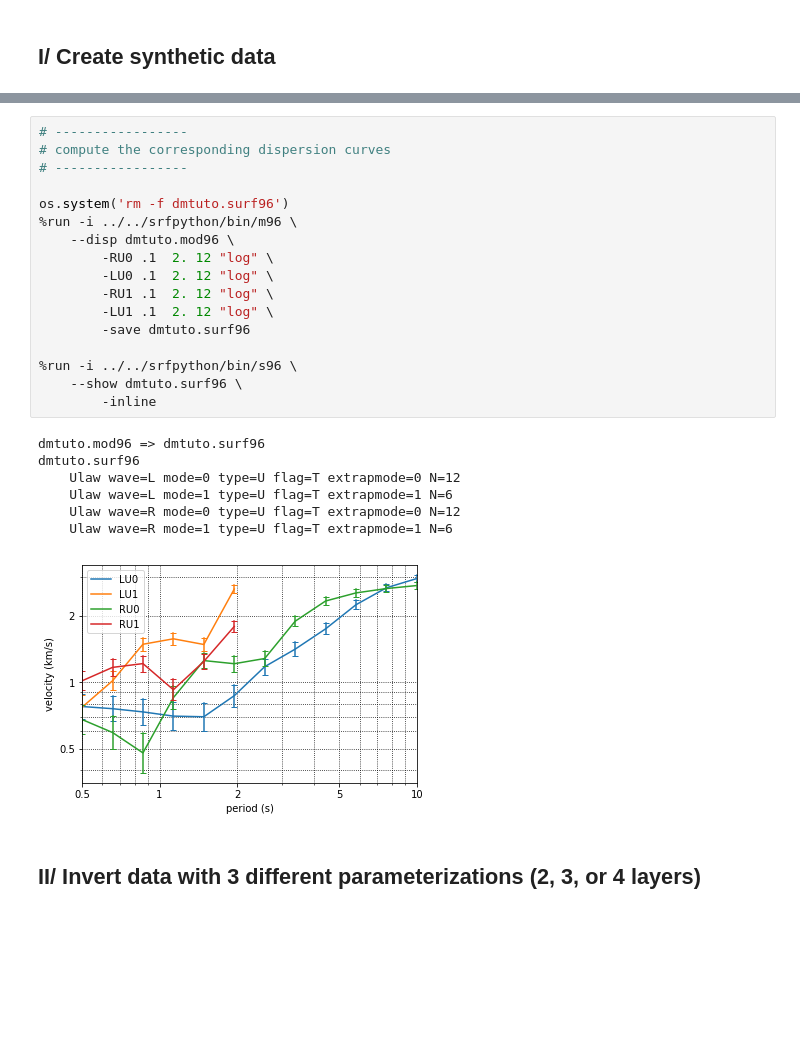
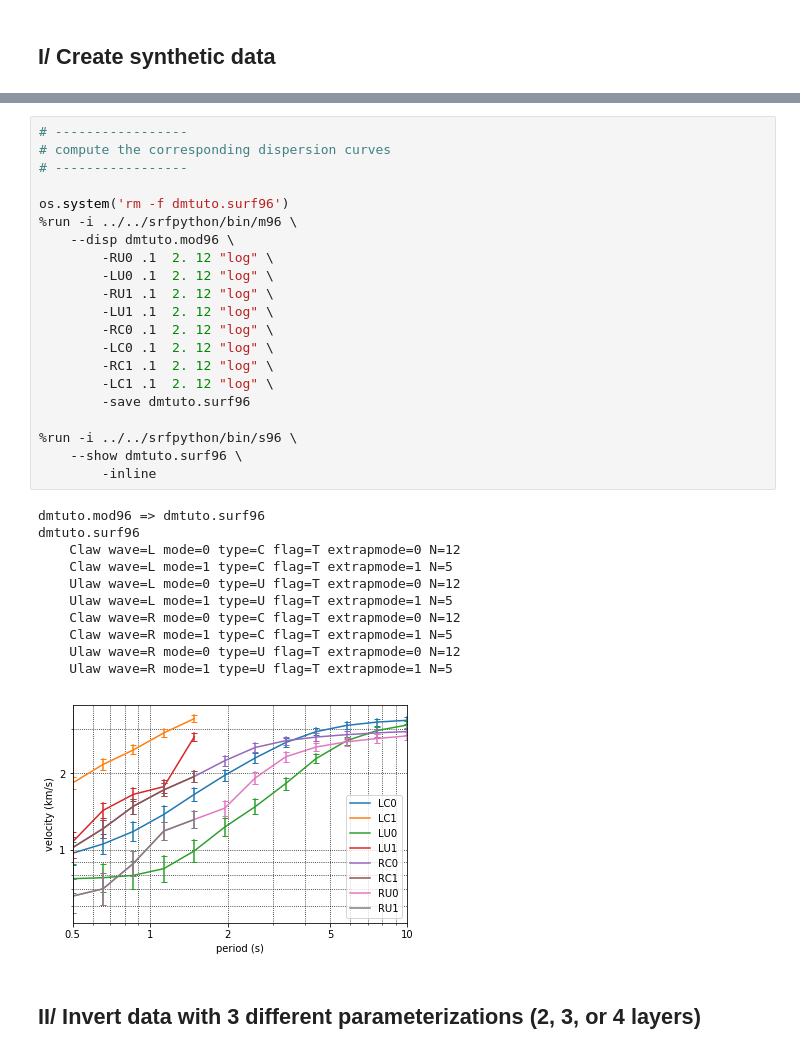
Before and after one commit to obsmax/srfpython, a Jupyter notebook: tutorials/tutorial1/tutorial1.ipynb, the cells around one changed output, grey strips where cells are left out. Saved outputs shown, nothing was run; the diff lists cells and outputs as text; blank space fills up the shorter version.

```diff
--- a/tutorials/tutorial1/tutorial1.ipynb
+++ b/tutorials/tutorial1/tutorial1.ipynb
@@ -62,28 +61,36 @@ dm.write96('dmtuto.mod96')
 # %%
 # -----------------
 # compute the corresponding dispersion curves
 # -----------------
 
 os.system('rm -f dmtuto.surf96')
 %run -i ../../srfpython/bin/m96 \
     --disp dmtuto.mod96 \
         -RU0 .1  2. 12 "log" \
         -LU0 .1  2. 12 "log" \
         -RU1 .1  2. 12 "log" \
         -LU1 .1  2. 12 "log" \
+        -RC0 .1  2. 12 "log" \
+        -LC0 .1  2. 12 "log" \
+        -RC1 .1  2. 12 "log" \
+        -LC1 .1  2. 12 "log" \
         -save dmtuto.surf96
 
 %run -i ../../srfpython/bin/s96 \
     --show dmtuto.surf96 \
         -inline
 # %% [output]
 dmtuto.mod96 => dmtuto.surf96
 dmtuto.surf96
+    Claw wave=L mode=0 type=C flag=T extrapmode=0 N=12
+    Claw wave=L mode=1 type=C flag=T extrapmode=1 N=5
     Ulaw wave=L mode=0 type=U flag=T extrapmode=0 N=12
-    Ulaw wave=L mode=1 type=U flag=T extrapmode=1 N=6
+    Ulaw wave=L mode=1 type=U flag=T extrapmode=1 N=5
+    Claw wave=R mode=0 type=C flag=T extrapmode=0 N=12
+    Claw wave=R mode=1 type=C flag=T extrapmode=1 N=5
     Ulaw wave=R mode=0 type=U flag=T extrapmode=0 N=12
-    Ulaw wave=R mode=1 type=U flag=T extrapmode=1 N=6
+    Ulaw wave=R mode=1 type=U flag=T extrapmode=1 N=5
-[figure, old version]
+[figure, new version]
 # %% [markdown]
 ## II/ Invert data with 3 different parameterizations (2, 3, or 4 layers)
 # %%
```
Also changed, not shown: parts of 9 cells of this notebook, 10 other files.
